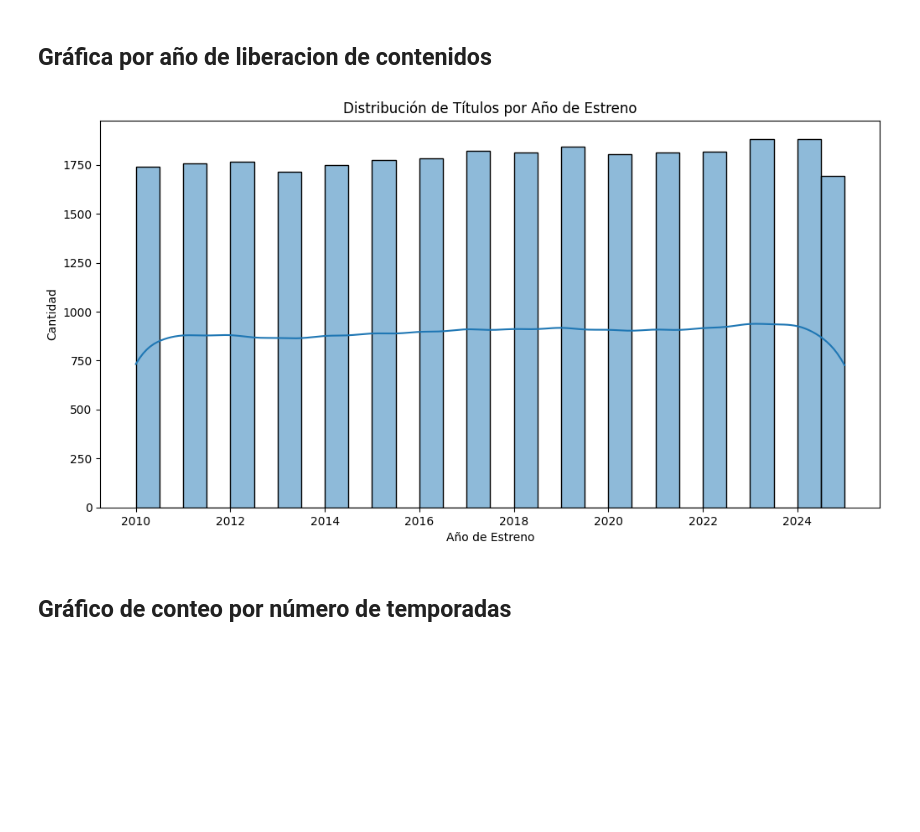
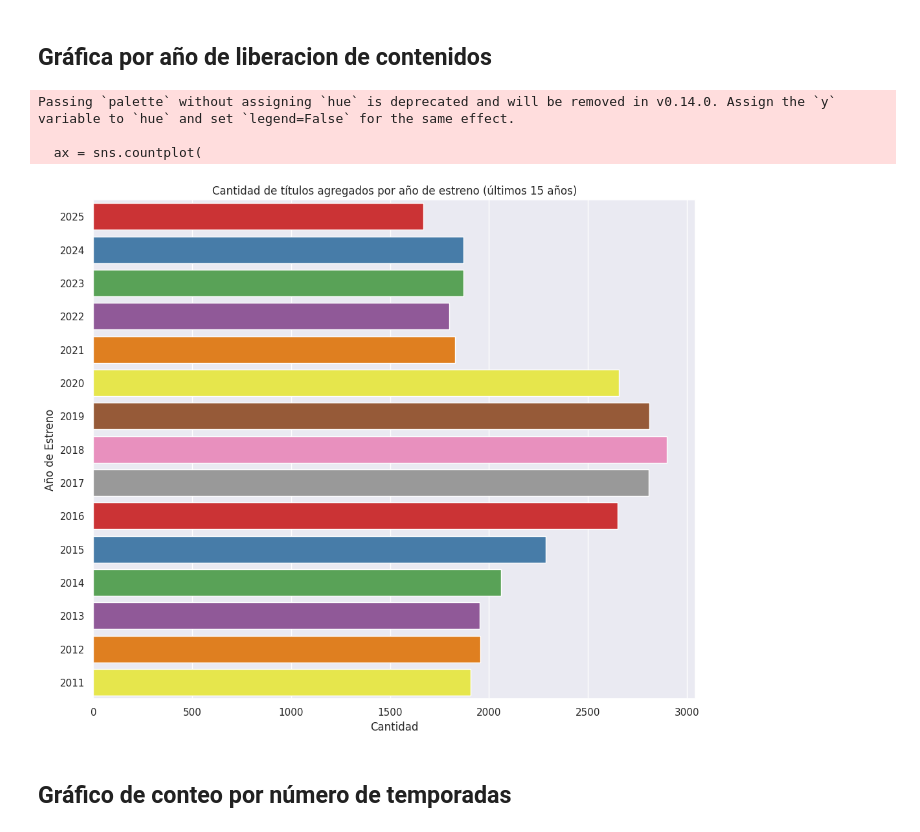
Before and after one commit to KalidRs/practica-9-netflix-analisis, a Jupyter notebook: Netflix_2025.ipynb, the cells around one changed output. Saved outputs shown, nothing was run; the diff lists cells and outputs as text; code cells hidden in the pictures; blank space fills up the shorter version.

```diff
--- a/Netflix_2025.ipynb
+++ b/Netflix_2025.ipynb
@@ -226,15 +249,26 @@ plt.show()
 # %% [markdown]
 ## Gráfica por año de liberacion de contenidos
 # %%
+# Selecciona los últimos 15 años (o los que quieras)
+ultimos_15 = netflix_dataset[netflix_dataset['release_year'] >= (netflix_dataset['release_year'].max() - 14)]
 
-plt.figure(figsize=(12,6))
-sns.histplot(data=netflix_dataset, x='release_year', bins=30, kde=True)
-plt.title('Distribución de Títulos por Año de Estreno')
-plt.xlabel('Año de Estreno')
-plt.ylabel('Cantidad')
+plt.figure(figsize=(12,10))
+sns.set(style="darkgrid")
+ax = sns.countplot(
+    y="release_year",
+    data=ultimos_15,
+    order=ultimos_15['release_year'].value_counts().index.sort_values(ascending=False),
+    palette="Set1"
+)
+plt.title('Cantidad de títulos agregados por año de estreno (últimos 15 años)')
+plt.xlabel('Cantidad')
+plt.ylabel('Año de Estreno')
 plt.show()
 # %% [output]
+Passing `palette` without assigning `hue` is deprecated and will be removed in v0.14.0. Assign the `y` variable to `hue` and set `legend=False` for the same effect.
+
+  ax = sns.countplot(
-[figure, old version]
+[figure, new version]
 # %% [markdown]
 ## Gráfico de conteo por número de temporadas
 # %%
```
Also changed, not shown: parts of 1 cell of this notebook, 1 other file.
